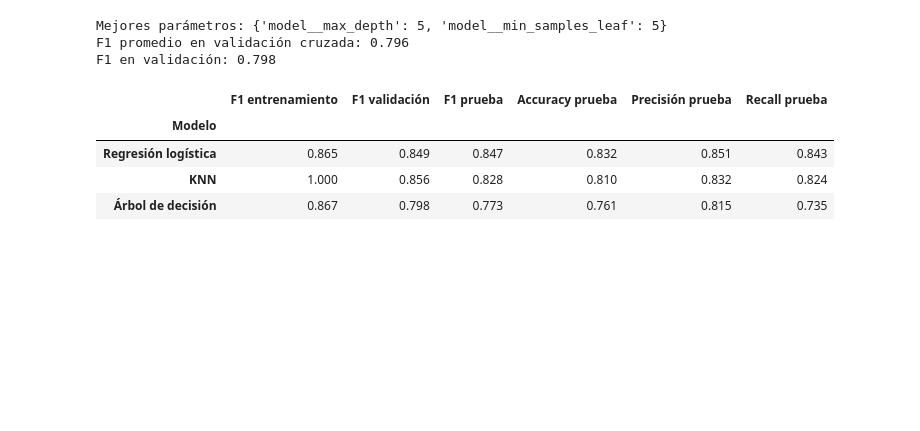
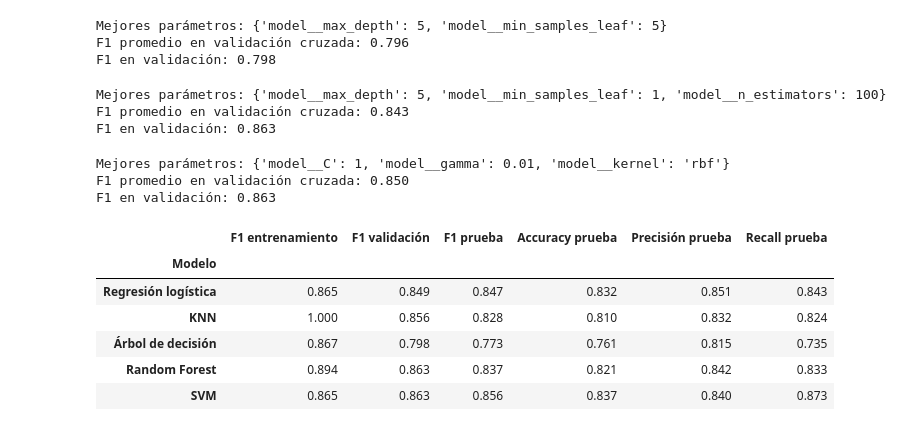
Before and after one commit to ChildishTitan90/ml-course, a Jupyter notebook: workspace/Tareas/01_proyecto_comparacion_modelos.ipynb, the cells around one changed output. Cells and saved outputs as stored; diff of their text form; code cells hidden in the pictures; blank space fills up the shorter version.

```diff
--- a/workspace/Tareas/01_proyecto_comparacion_modelos.ipynb
+++ b/workspace/Tareas/01_proyecto_comparacion_modelos.ipynb
@@ -470,11 +472,79 @@ print(f"F1 en validación: {f1_score(y_val, val_pred_tree):.3f}")
 Mejores parámetros: {'model__max_depth': 5, 'model__min_samples_leaf': 5}
 F1 promedio en validación cruzada: 0.796
 F1 en validación: 0.798
+# %%
+forest_pipeline = Pipeline([
+    ("preprocessor", tree_preprocessor),
+    ("model", RandomForestClassifier(random_state=42))
+])
+
+forest_params = {
+    "model__n_estimators": [100, 200],
+    "model__max_depth": [None, 5, 10],
+    "model__min_samples_leaf": [1, 5]
+}
+
+forest_search = GridSearchCV(
+    estimator=forest_pipeline,
+    param_grid=forest_params,
+    scoring="f1",
+    cv=cv,
+    n_jobs=-1
+)
+
+forest_search.fit(X_train, y_train)
+val_pred_forest = forest_search.predict(X_val)
+
+print("Mejores parámetros:", forest_search.best_params_)
+print(f"F1 promedio en validación cruzada: {forest_search.best_score_:.3f}")
+print(f"F1 en validación: {f1_score(y_val, val_pred_forest):.3f}")
+# %% [output]
+Mejores parámetros: {'model__max_depth': 5, 'model__min_samples_leaf': 1, 'model__n_estimators': 100}
+F1 promedio en validación cruzada: 0.843
+F1 en validación: 0.863
+# %%
+svm_pipeline = Pipeline([
+    ("preprocessor", preprocessor),
+    ("model", SVC())
+])
+
+svm_params = [
+    {
+        "model__kernel": ["linear"],
+        "model__C": [0.1, 1, 10]
+    },
+    {
+        "model__kernel": ["rbf"],
+        "model__C": [0.1, 1, 10],
+        "model__gamma": ["scale", 0.01, 0.1]
+    }
+]
+
+svm_search = GridSearchCV(
+    estimator=svm_pipeline,
+    param_grid=svm_params,
+    scoring="f1",
+    cv=cv,
+    n_jobs=-1
+)
+
+svm_search.fit(X_train, y_train)
+val_pred_svm = svm_search.predict(X_val)
+
+print("Mejores parámetros:", svm_search.best_params_)
+print(f"F1 promedio en validación cruzada: {svm_search.best_score_:.3f}")
+print(f"F1 en validación: {f1_score(y_val, val_pred_svm):.3f}")
+# %% [output]
+Mejores parámetros: {'model__C': 1, 'model__gamma': 0.01, 'model__kernel': 'rbf'}
+F1 promedio en validación cruzada: 0.850
+F1 en validación: 0.863
 # %%
 models = {
     "Regresión logística": logistic_search.best_estimator_,
     "KNN": knn_search.best_estimator_,
-    "Árbol de decisión": tree_search.best_estimator_
+    "Árbol de decisión": tree_search.best_estimator_,
+    "Random Forest": forest_search.best_estimator_,
+    "SVM": svm_search.best_estimator_
 }
 
 results = []
@@ -483,33 +553,35 @@ test_predictions = {}
 for name, model in models.items():
     train_pred = model.predict(X_train)
     val_pred = model.predict(X_val)
     test_pred = model.predict(X_test)
 
     # Guardar las predicciones para las matrices de confusión
     test_predictions[name] = test_pred
 
     results.append({
         "Modelo": name,
         "F1 entrenamiento": f1_score(y_train, train_pred),
         "F1 validación": f1_score(y_val, val_pred),
         "F1 prueba": f1_score(y_test, test_pred),
         "Accuracy prueba": accuracy_score(y_test, test_pred),
         "Precisión prueba": precision_score(
             y_test, test_pred, zero_division=0
         ),
         "Recall prueba": recall_score(
             y_test, test_pred, zero_division=0
         )
     })
 
 results_df = pd.DataFrame(results).set_index("Modelo")
 results_df.round(3)
 # %% [output]
 |  | F1 entrenamiento | F1 validación | F1 prueba | Accuracy prueba | Precisión prueba | Recall prueba |
 | Modelo |  |  |  |  |  |  |
 | Regresión logística | 0.865 | 0.849 | 0.847 | 0.832 | 0.851 | 0.843 |
 | KNN | 1.000 | 0.856 | 0.828 | 0.810 | 0.832 | 0.824 |
 | Árbol de decisión | 0.867 | 0.798 | 0.773 | 0.761 | 0.815 | 0.735 |
+| Random Forest | 0.894 | 0.863 | 0.837 | 0.821 | 0.842 | 0.833 |
+| SVM | 0.865 | 0.863 | 0.856 | 0.837 | 0.840 | 0.873 |
 # %%
 for name, predictions in test_predictions.items():
     matrix = confusion_matrix(y_test, predictions, labels=[0, 1])
```
Also changed, not shown: parts of 3 cells of this notebook, 2 other files.
